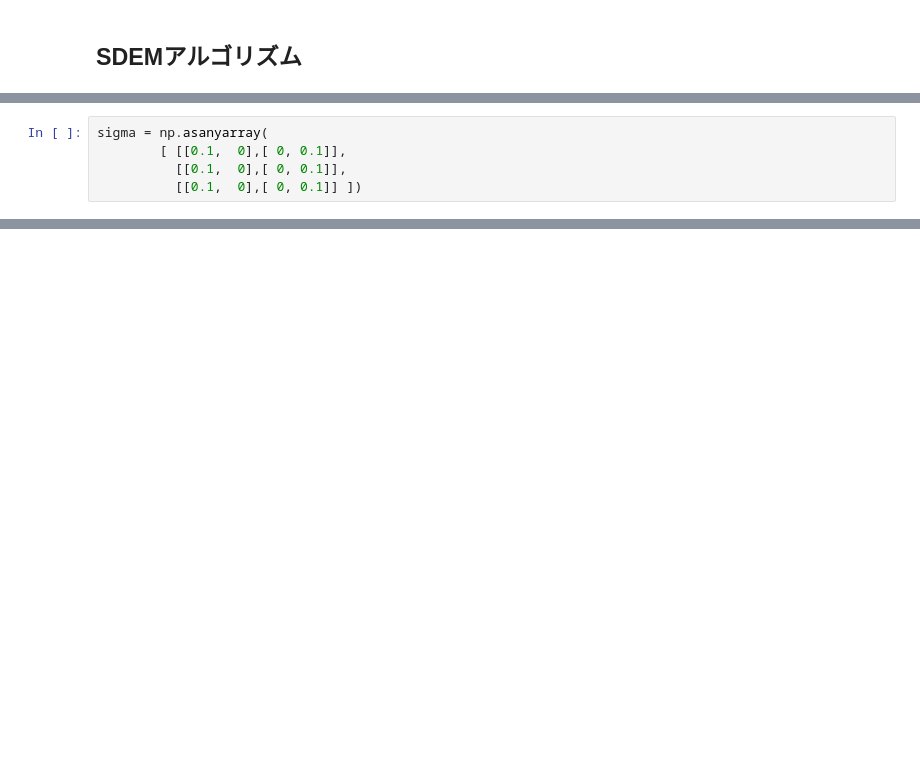
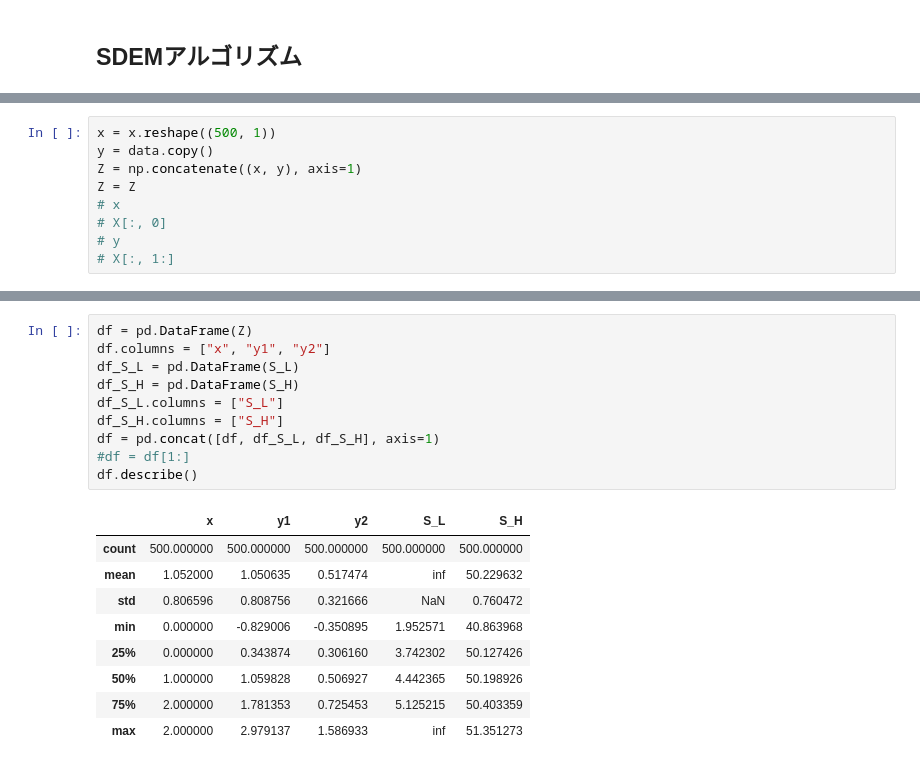
Before and after one commit to satetsu007/anomaly_detection, a Jupyter notebook: ipynb/SmartSifter.ipynb, the cells around one changed output, grey strips where cells are left out. Cells and saved outputs as stored; diff of their text form; blank space fills up the shorter version.

```diff
--- a/ipynb/SmartSifter.ipynb
+++ b/ipynb/SmartSifter.ipynb
@@ -183,5 +241,0 @@ array([[[ nan,  nan],
-# %%
-sigma = np.asanyarray(
-        [ [[0.1,  0],[ 0, 0.1]],
-          [[0.1,  0],[ 0, 0.1]],
-          [[0.1,  0],[ 0, 0.1]] ])
@@ -198,0 +258,9 @@ array([[[ 0.1,  0. ],
+# %%
+x = x.reshape((500, 1))
+y = data.copy()
+Z = np.concatenate((x, y), axis=1)
+Z = Z
+# x
+# X[:, 0]
+# y
+# X[:, 1:]
@@ -198,0 +347,20 @@ array([[[ 0.1,  0. ],
+# %%
+df = pd.DataFrame(Z)
+df.columns = ["x", "y1", "y2"]
+df_S_L = pd.DataFrame(S_L)
+df_S_H = pd.DataFrame(S_H)
+df_S_L.columns = ["S_L"]
+df_S_H.columns = ["S_H"]
+df = pd.concat([df, df_S_L, df_S_H], axis=1)
+#df = df[1:]
+df.describe()
+# %% [output]
+|  | x | y1 | y2 | S_L | S_H |
+| count | 500.000000 | 500.000000 | 500.000000 | 500.000000 | 500.000000 |
+| mean | 1.052000 | 1.050635 | 0.517474 | inf | 50.229632 |
+| std | 0.806596 | 0.808756 | 0.321666 | NaN | 0.760472 |
+| min | 0.000000 | -0.829006 | -0.350895 | 1.952571 | 40.863968 |
+| 25% | 0.000000 | 0.343874 | 0.306160 | 3.742302 | 50.127426 |
+| 50% | 1.000000 | 1.059828 | 0.506927 | 4.442365 | 50.198926 |
+| 75% | 2.000000 | 1.781353 | 0.725453 | 5.125215 | 50.403359 |
+| max | 2.000000 | 2.979137 | 1.586933 | inf | 51.351273 |
```
Also changed, not shown: parts of 23 cells of this notebook, 7 other files.
